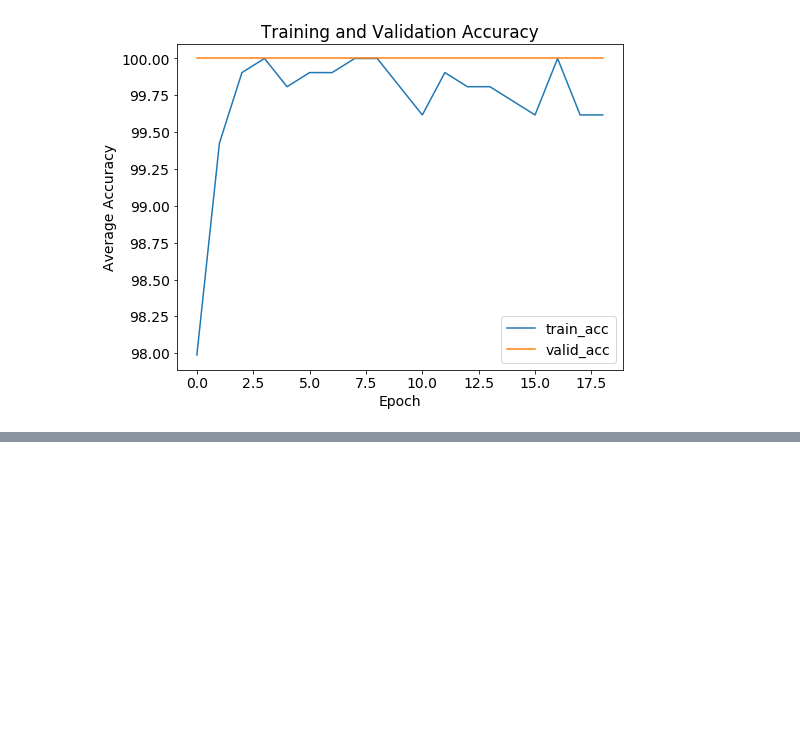
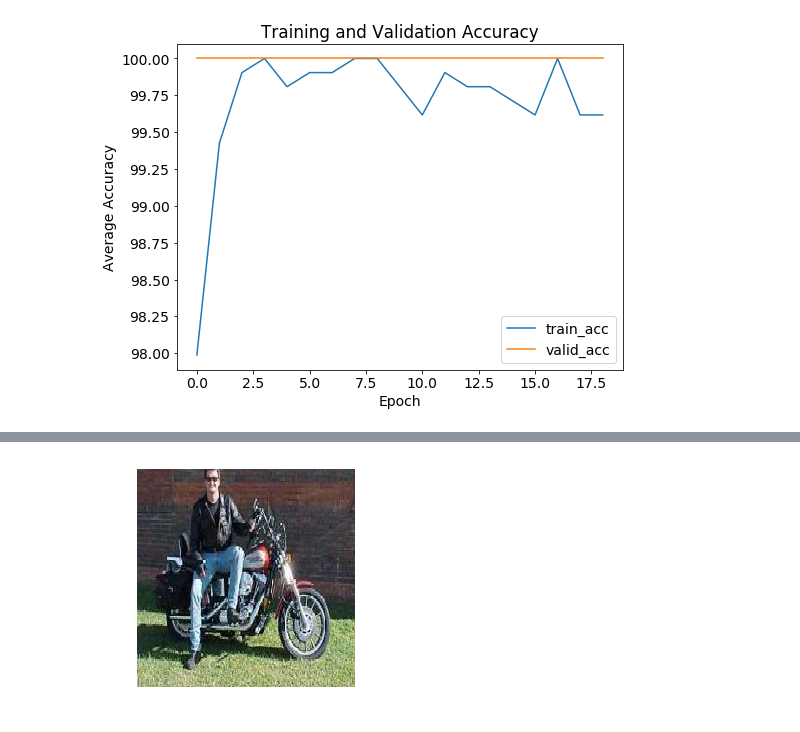
Before and after one commit to m1key/pytorch-sandbox, a Jupyter notebook: sandbox.ipynb, the cells around one changed output, grey strips where cells are left out. Cells and saved outputs as stored; diff of their text form; code cells hidden in the pictures; blank space fills up the shorter version.

```diff
--- a/sandbox.ipynb
+++ b/sandbox.ipynb
@@ -438,7 +438,7 @@ def train(model,
                 # Save the model if validation loss decreases
                 if valid_loss < valid_loss_min:
                     print(
-                        f'\Valid loss: {valid_loss:.10f} < valid loss min {valid_loss_minaasssssss:.10f}'
+                        f'\nValid loss: {valid_loss:.10f} < valid loss min {valid_loss_min:.10f}'
                     )
                     # Save model
                     torch.save(model.state_dict(), save_file_name)
@@ -624,0 +818,15 @@ else:
+# %%
+np.random.seed = 100
+
+
+def random_test_image():
+    """Pick a random test image from the test directory"""
+    c = np.random.choice(cat_df['category'])
+    root = testdir + c + '/'
+    img_path = root + np.random.choice(os.listdir(root))
+    return img_path
+
+
+_ = imshow_tensor(process_image(random_test_image()))
+# %% [output]
+[figure, added]
```
Also changed, not shown: parts of 26 cells of this notebook, 5 other files.
